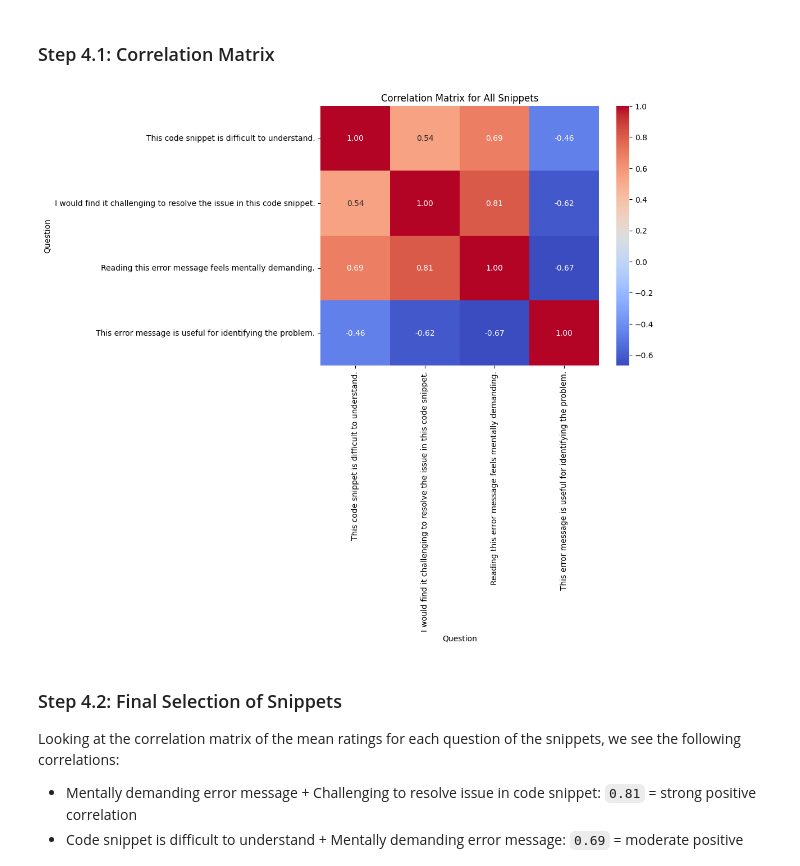
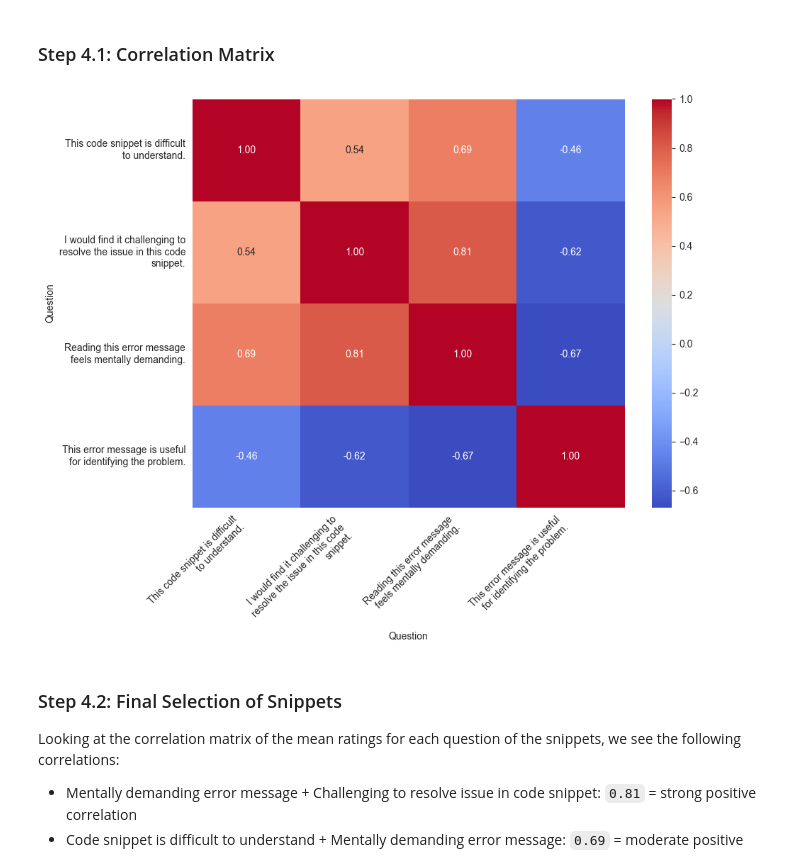
Before and after one commit to alemoraru/exceed-prolific-prelaunch, a Jupyter notebook: notebooks/03_fantastic_four_combined.ipynb, the cells around one changed output. Drawn from its saved outputs; the diff is of its cells as text; code cells hidden in the pictures.

```diff
--- a/notebooks/03_fantastic_four_combined.ipynb
+++ b/notebooks/03_fantastic_four_combined.ipynb
@@ -246,17 +252,31 @@ In this section we will choose the final 4 code snippets to be used within the m
 ### Step 4.1: Correlation Matrix
 # %%
 import seaborn as sns
+import matplotlib.pyplot as plt
+import textwrap
 
-# Calculate the correlation matrix for all snippets
 correlation_matrix_all = mean_ratings_df.corr()
 
-# Plot the correlation matrix as a heatmap
-plt.figure(figsize=(8, 6))
-sns.heatmap(correlation_matrix_all, annot=True, cmap="coolwarm", fmt=".2f", cbar=True)
-plt.title("Correlation Matrix for All Snippets")
+# Wrap labels at ~30 characters
+wrapped_labels = [textwrap.fill(label, 30) for label in correlation_matrix_all.columns]
+
+plt.figure(figsize=(10, 8))
+sns.heatmap(
+    correlation_matrix_all,
+    annot=True,
+    cmap="coolwarm",
+    fmt=".2f",
+    cbar=True,
+    xticklabels=wrapped_labels,
+    yticklabels=wrapped_labels
+)
+# plt.title("Correlation Matrix for All Snippets", fontsize=16, pad=20)
+plt.xticks(rotation=45, ha="right", fontsize=10)
+plt.yticks(rotation=0, fontsize=10)
+plt.tight_layout()
 plt.show()
 # %% [output]
-[figure, old version]
+[figure, new version]
 # %% [markdown]
 ### Step 4.2: Final Selection of Snippets
 
```
Also changed, not shown: parts of 3 cells of this notebook, 12 other files.
